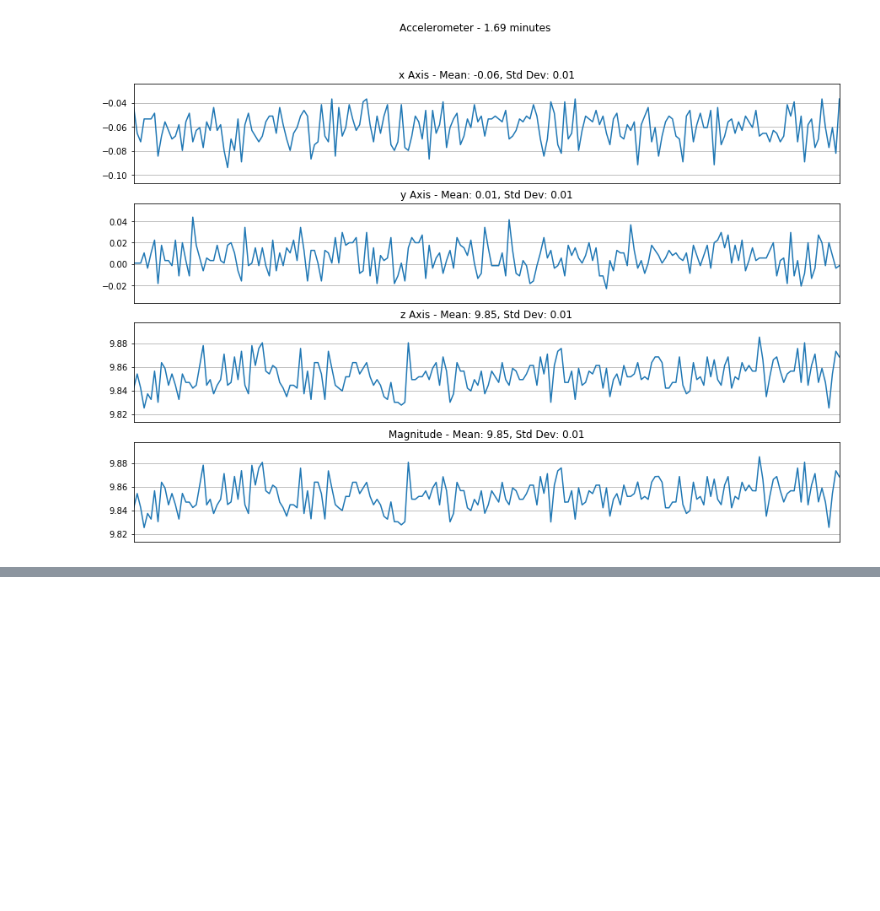
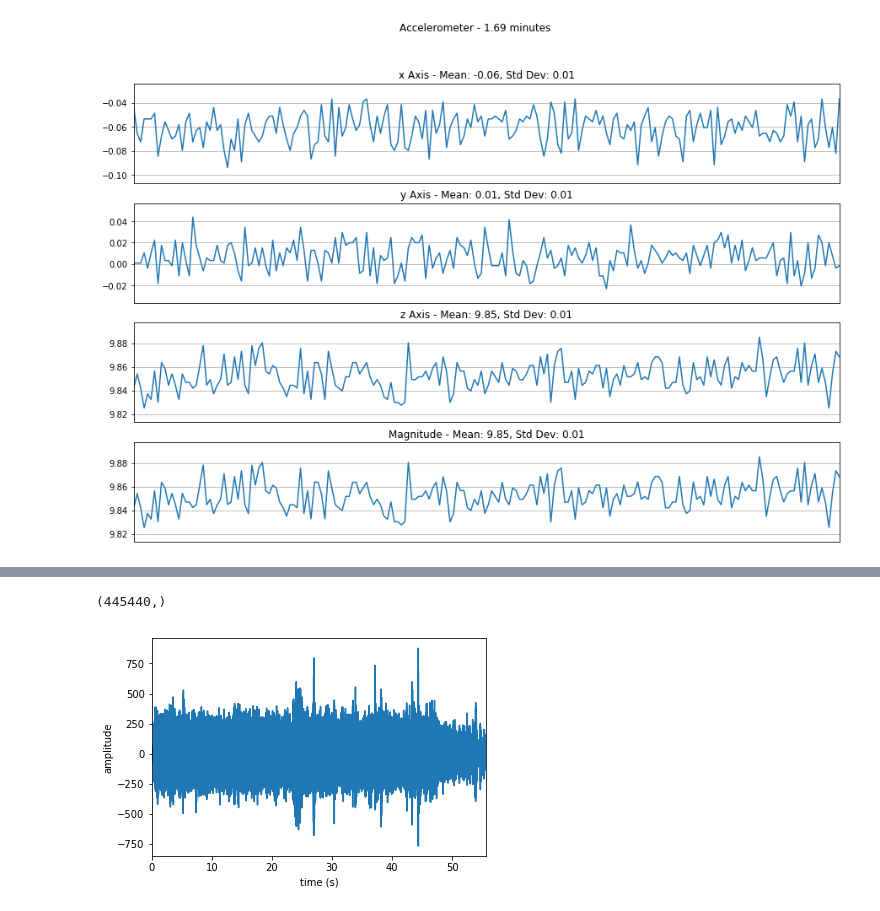
Before and after one commit to dufferzafar/accelphone, a Jupyter notebook: Sensor Data.ipynb, the cells around one changed output, grey strips where cells are left out. Cells and saved outputs as stored; diff of their text form; code cells hidden in the pictures; blank space fills up the shorter version.

```diff
--- a/Sensor Data.ipynb
+++ b/Sensor Data.ipynb
@@ -94,0 +183,27 @@ plot_csv(alarm)
+# %%
+from scipy.io import wavfile
+
+sampling_rate, snd = wavfile.read("data_sensez/audio_2018-04-24-15-42-21.wav")
+times = np.arange(len(snd))/float(sampling_rate)
+
+snd.shape
+# %% [output]
+(445440,)
+# %%
+# plt.figure(figsize=(30, 4))
+# plt.fill_between(times, snd[:,0], snd[:,1], color='k')
+
+times = np.arange(0, len(snd), 1)
+times = times / sampling_rate
+
+y = snd
+# y = y - snd.mean()
+
+plt.xlim(times[0], times[-1])
+plt.plot(times, y)
+
+plt.xlabel('time (s)')
+plt.ylabel('amplitude')
+plt.show()
+# %% [output]
+[figure, added]
```
Also changed, not shown: parts of 18 cells of this notebook.
